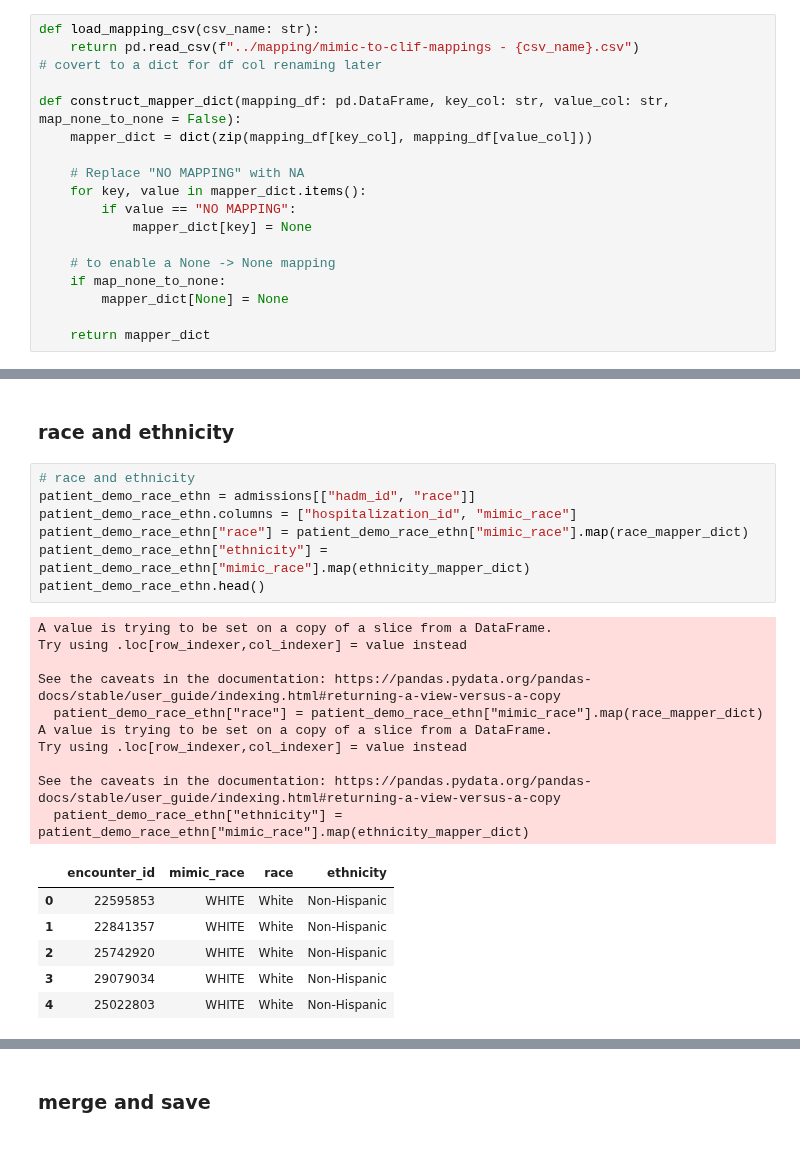
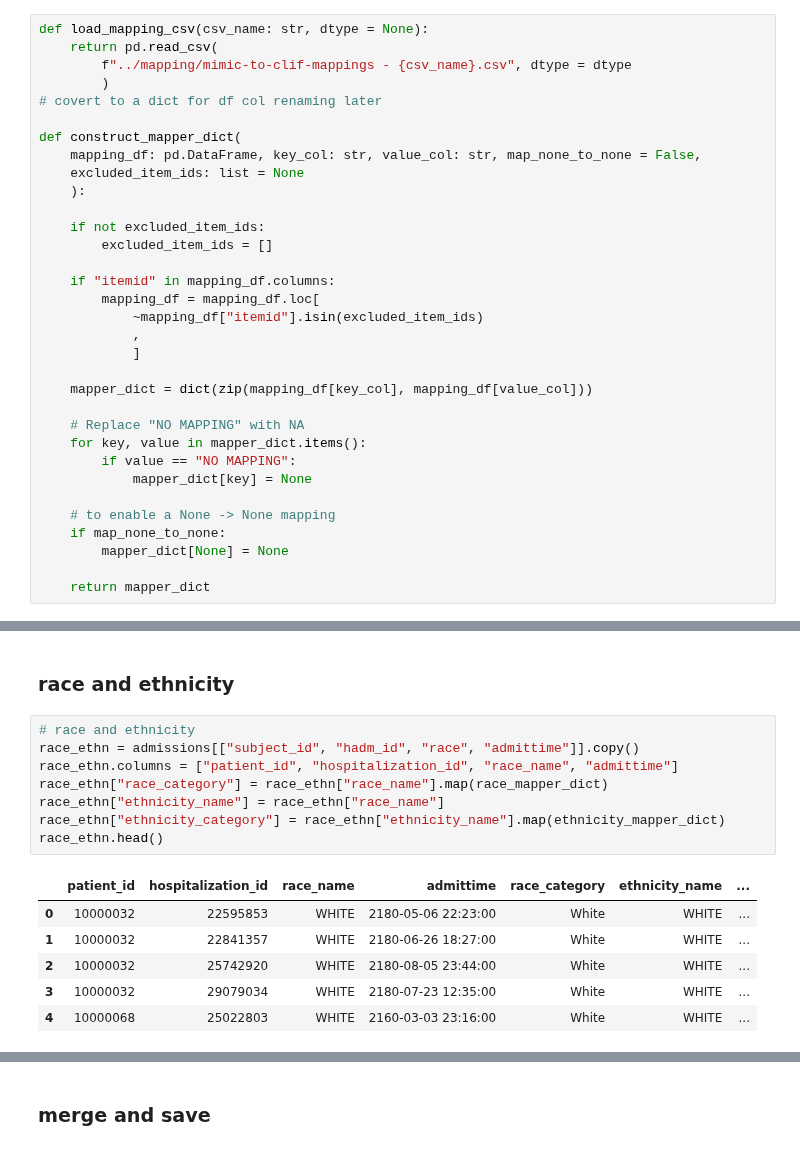
Before and after one commit to oldsandiaz/mimicclif, a Jupyter notebook: code/mimic-to-clif.ipynb, the cells around one changed output, grey strips where cells are left out. Saved outputs shown, nothing was run; the diff lists cells and outputs as text.

```diff
--- a/code/mimic-to-clif.ipynb
+++ b/code/mimic-to-clif.ipynb
@@ -56,11 +58,26 @@ icustays = load_mimic_table("icu", "icustays", "csv")
 # %% [markdown]
 ## load mappings
 # %%
-def load_mapping_csv(csv_name: str):
-    return pd.read_csv(f"../mapping/mimic-to-clif-mappings - {csv_name}.csv")
+def load_mapping_csv(csv_name: str, dtype = None):
+    return pd.read_csv(
+        f"../mapping/mimic-to-clif-mappings - {csv_name}.csv", dtype = dtype
+        )
 # covert to a dict for df col renaming later
 
-def construct_mapper_dict(mapping_df: pd.DataFrame, key_col: str, value_col: str, map_none_to_none = False):
+def construct_mapper_dict(
+    mapping_df: pd.DataFrame, key_col: str, value_col: str, map_none_to_none = False,
+    excluded_item_ids: list = None
+    ):
+
+    if not excluded_item_ids:
+        excluded_item_ids = []
+
+    if "itemid" in mapping_df.columns:
+        mapping_df = mapping_df.loc[
+            ~mapping_df["itemid"].isin(excluded_item_ids)
+            ,
+            ]
+
     mapper_dict = dict(zip(mapping_df[key_col], mapping_df[value_col]))
 
     # Replace "NO MAPPING" with NA
@@ -662,25 +682,16 @@ patients["gender"].isna().sum()
 ### race and ethnicity
 # %%
 # race and ethnicity
-patient_demo_race_ethn = admissions[["hadm_id", "race"]]
-patient_demo_race_ethn.columns = ["hospitalization_id", "mimic_race"]
-patient_demo_race_ethn["race"] = patient_demo_race_ethn["mimic_race"].map(race_mapper_dict)
-patient_demo_race_ethn["ethnicity"] = patient_demo_race_ethn["mimic_race"].map(ethnicity_mapper_dict)
-patient_demo_race_ethn.head()
+race_ethn = admissions[["subject_id", "hadm_id", "race", "admittime"]].copy()
+race_ethn.columns = ["patient_id", "hospitalization_id", "race_name", "admittime"]
+race_ethn["race_category"] = race_ethn["race_name"].map(race_mapper_dict)
+race_ethn["ethnicity_name"] = race_ethn["race_name"]
+race_ethn["ethnicity_category"] = race_ethn["ethnicity_name"].map(ethnicity_mapper_dict)
+race_ethn.head()
 # %% [output]
-A value is trying to be set on a copy of a slice from a DataFrame.
-Try using .loc[row_indexer,col_indexer] = value instead
-
-See the caveats in the documentation: https://pandas.pydata.org/pandas-docs/stable/user_guide/indexing.html#returning-a-view-versus-a-copy
-  patient_demo_race_ethn["race"] = patient_demo_race_ethn["mimic_race"].map(race_mapper_dict)
-A value is trying to be set on a copy of a slice from a DataFrame.
-Try using .loc[row_indexer,col_indexer] = value instead
-
-See the caveats in the documentation: https://pandas.pydata.org/pandas-docs/stable/user_guide/indexing.html#returning-a-view-versus-a-copy
-  patient_demo_race_ethn["ethnicity"] = patient_demo_race_ethn["mimic_race"].map(ethnicity_mapper_dict)
-|  | encounter_id | mimic_race | race | ethnicity |
-| 0 | 22595853 | WHITE | White | Non-Hispanic |
-| 1 | 22841357 | WHITE | White | Non-Hispanic |
-| 2 | 25742920 | WHITE | White | Non-Hispanic |
-| 3 | 29079034 | WHITE | White | Non-Hispanic |
-| 4 | 25022803 | WHITE | White | Non-Hispanic |
+|  | patient_id | hospitalization_id | race_name | admittime | race_category | ethnicity_name | ... |
+| 0 | 10000032 | 22595853 | WHITE | 2180-05-06 22:23:00 | White | WHITE | ... |
+| 1 | 10000032 | 22841357 | WHITE | 2180-06-26 18:27:00 | White | WHITE | ... |
+| 2 | 10000032 | 25742920 | WHITE | 2180-08-05 23:44:00 | White | WHITE | ... |
+| 3 | 10000032 | 29079034 | WHITE | 2180-07-23 12:35:00 | White | WHITE | ... |
+| 4 | 10000068 | 25022803 | WHITE | 2160-03-03 23:16:00 | White | WHITE | ... |
```
Also changed, not shown: parts of 74 cells of this notebook, 7 other files.
